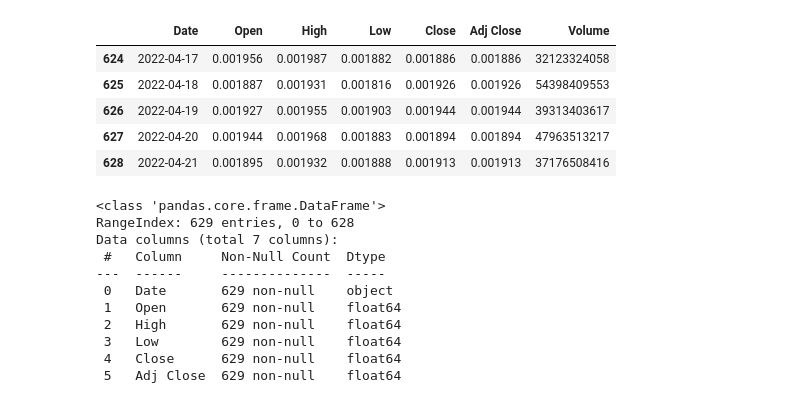
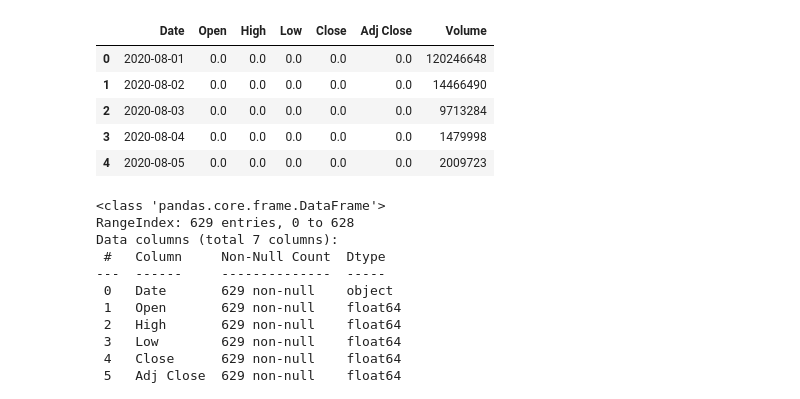
Before and after one commit to codebyrtwk/Shiba-Inu-Project, a Jupyter notebook: code/shiba-EDA.ipynb, the cells around one changed output. Cells and saved outputs as stored; diff of their text form; code cells hidden in the pictures.

```diff
--- a/code/shiba-EDA.ipynb
+++ b/code/shiba-EDA.ipynb
@@ -6,11 +12,11 @@ import matplotlib.pyplot as plt
 # %%
 df= pd.read_csv("shib.csv")
 # %%
-df.tail()
+df.head()
 # %% [output]
 |  | Date | Open | High | Low | Close | Adj Close | Volume |
-| 624 | 2022-04-17 | 0.001956 | 0.001987 | 0.001882 | 0.001886 | 0.001886 | 32123324058 |
-| 625 | 2022-04-18 | 0.001887 | 0.001931 | 0.001816 | 0.001926 | 0.001926 | 54398409553 |
-| 626 | 2022-04-19 | 0.001927 | 0.001955 | 0.001903 | 0.001944 | 0.001944 | 39313403617 |
-| 627 | 2022-04-20 | 0.001944 | 0.001968 | 0.001883 | 0.001894 | 0.001894 | 47963513217 |
-| 628 | 2022-04-21 | 0.001895 | 0.001932 | 0.001888 | 0.001913 | 0.001913 | 37176508416 |
+| 0 | 2020-08-01 | 0.0 | 0.0 | 0.0 | 0.0 | 0.0 | 120246648 |
+| 1 | 2020-08-02 | 0.0 | 0.0 | 0.0 | 0.0 | 0.0 | 14466490 |
+| 2 | 2020-08-03 | 0.0 | 0.0 | 0.0 | 0.0 | 0.0 | 9713284 |
+| 3 | 2020-08-04 | 0.0 | 0.0 | 0.0 | 0.0 | 0.0 | 1479998 |
+| 4 | 2020-08-05 | 0.0 | 0.0 | 0.0 | 0.0 | 0.0 | 2009723 |
```
Also changed, not shown: parts of 18 cells of this notebook.
